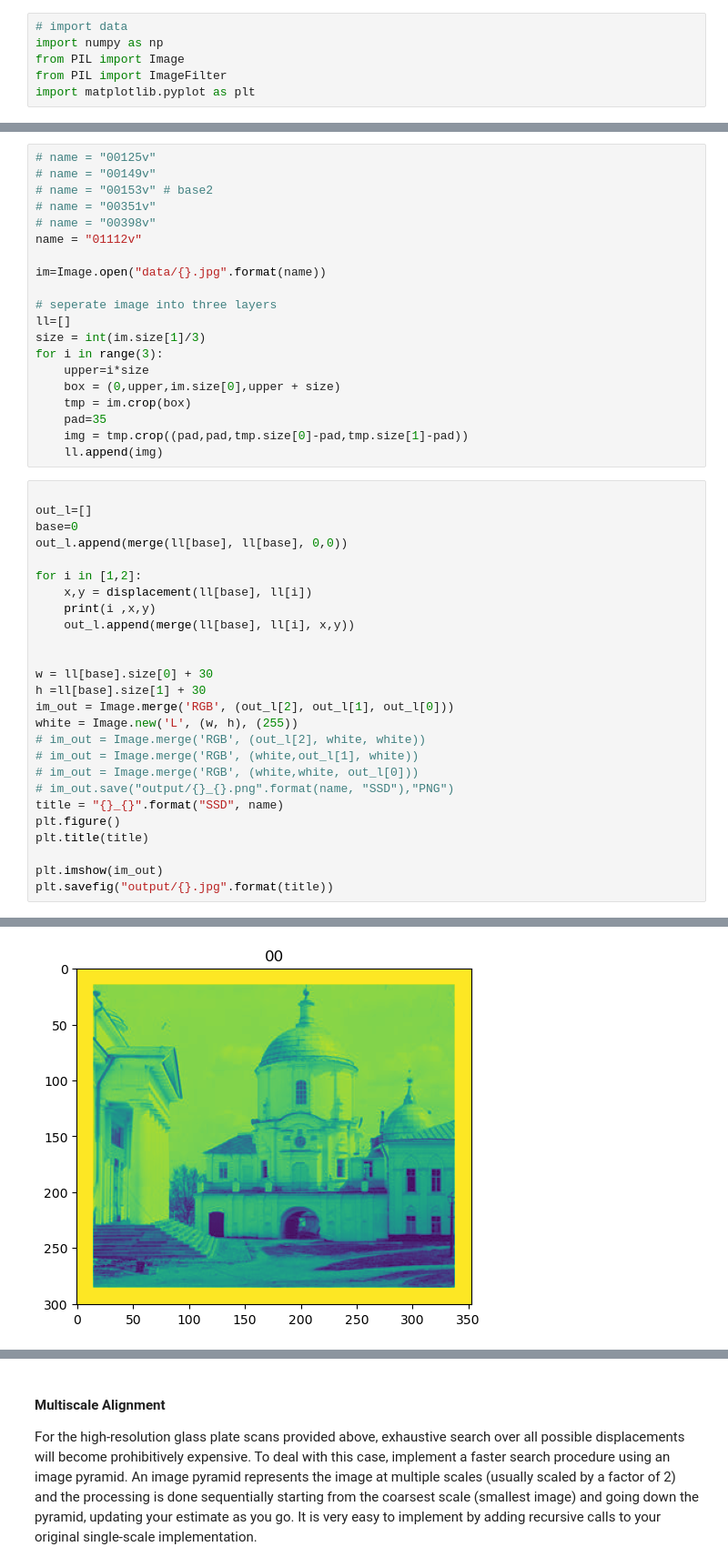
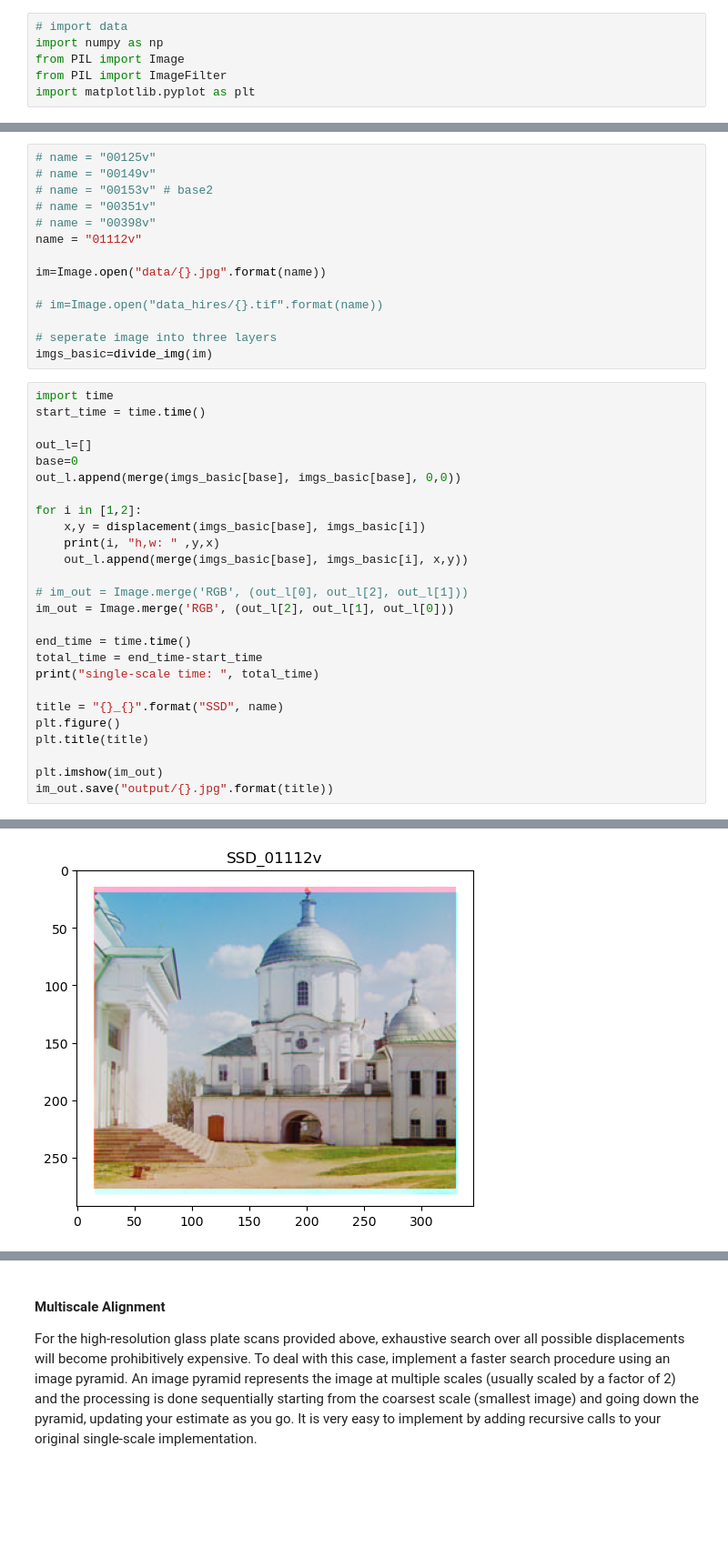
Before and after one commit to ttingchen/Computer-Vision, a Jupyter notebook: mp1/mp1.ipynb, the cells around one changed output, grey strips where cells are left out. Shown: that part at 91% size. Cells and saved outputs as stored; diff of their text form; blank space fills up the shorter version.

```diff
--- a/mp1/mp1.ipynb
+++ b/mp1/mp1.ipynb
@@ -93,40 +103,34 @@ name = "01112v"
 
 im=Image.open("data/{}.jpg".format(name))
 
+# im=Image.open("data_hires/{}.tif".format(name))
+
 # seperate image into three layers
-ll=[]
-size = int(im.size[1]/3)
-for i in range(3):
-    upper=i*size
-    box = (0,upper,im.size[0],upper + size)
-    tmp = im.crop(box)
-    pad=35
-    img = tmp.crop((pad,pad,tmp.size[0]-pad,tmp.size[1]-pad))
-    ll.append(img)
+imgs_basic=divide_img(im)
 # %%
+import time
+start_time = time.time()
 
 out_l=[]
 base=0
-out_l.append(merge(ll[base], ll[base], 0,0))
+out_l.append(merge(imgs_basic[base], imgs_basic[base], 0,0))
 
 for i in [1,2]:
-    x,y = displacement(ll[base], ll[i])
-    print(i ,x,y)
-    out_l.append(merge(ll[base], ll[i], x,y))
+    x,y = displacement(imgs_basic[base], imgs_basic[i])
+    print(i, "h,w: " ,y,x)
+    out_l.append(merge(imgs_basic[base], imgs_basic[i], x,y))
 
+# im_out = Image.merge('RGB', (out_l[0], out_l[2], out_l[1]))
+im_out = Image.merge('RGB', (out_l[2], out_l[1], out_l[0]))
 
-w = ll[base].size[0] + 30
-h =ll[base].size[1] + 30
-im_out = Image.merge('RGB', (out_l[2], out_l[1], out_l[0]))
-white = Image.new('L', (w, h), (255))
-# im_out = Image.merge('RGB', (out_l[2], white, white))
-# im_out = Image.merge('RGB', (white,out_l[1], white))
-# im_out = Image.merge('RGB', (white,white, out_l[0]))
-# im_out.save("output/{}_{}.png".format(name, "SSD"),"PNG")
+end_time = time.time()
+total_time = end_time-start_time
+print("single-scale time: ", total_time)
+
 title = "{}_{}".format("SSD", name)
 plt.figure()
 plt.title(title)
 
 plt.imshow(im_out)
-plt.savefig("output/{}.jpg".format(title))
+im_out.save("output/{}.jpg".format(title))
 # %% [output]
@@ -135 +140 @@ plt.savefig("output/{}.jpg".format(title))
-[figure, old version]
+[figure, new version]
```
Also changed, not shown: parts of 8 cells of this notebook, 1 other file.
